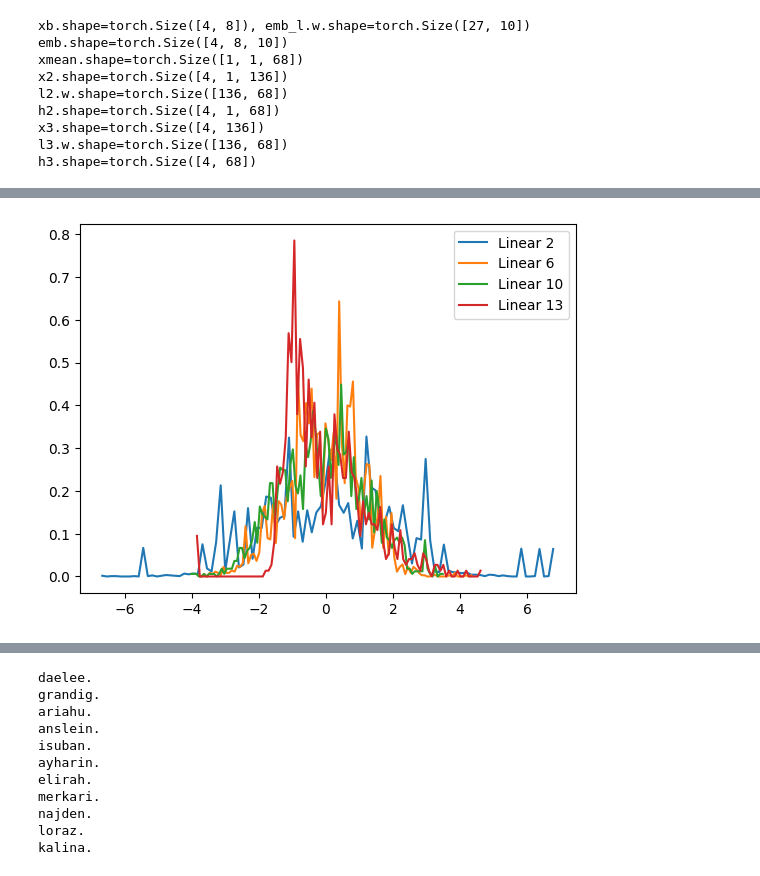
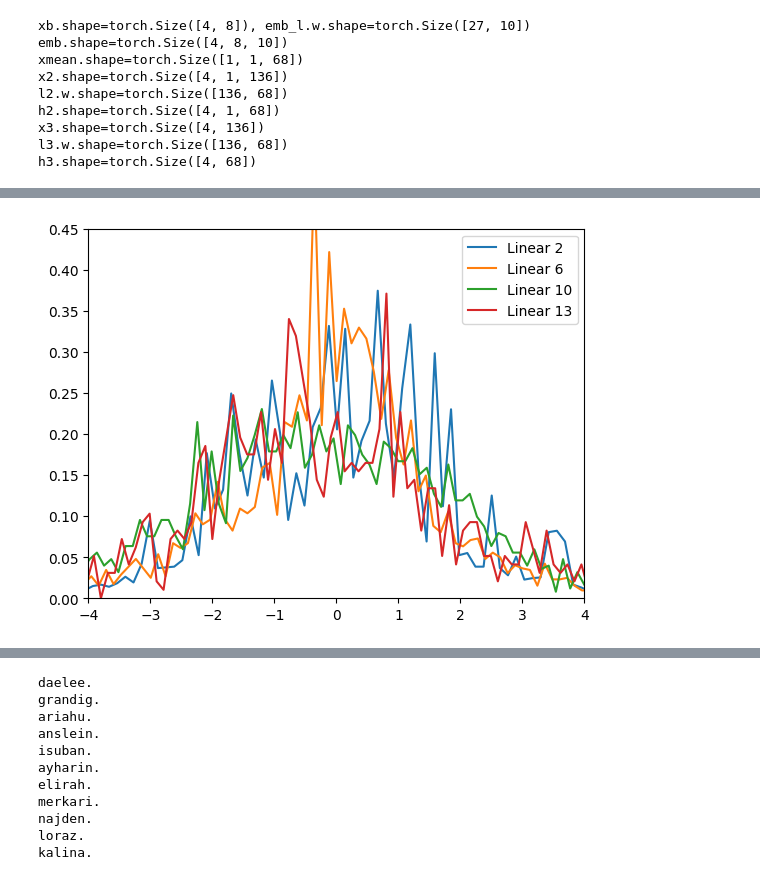
Before and after one commit to vladsavelyev/deeplearning, a Jupyter notebook: karpathy/makemore_5b_naive_cnn.ipynb, the cells around one changed output, grey strips where cells are left out. Drawn from its saved outputs; the diff is of its cells as text; code cells hidden in the pictures.

Commit message:
Adjust plots

```diff
--- a/karpathy/makemore_5b_naive_cnn.ipynb
+++ b/karpathy/makemore_5b_naive_cnn.ipynb
@@ -240,9 +240,18 @@ n_hidden = 68
 
 model = Sequential([
     Embedding(vocab_size, n_embd),
-    FlattenConsecutive(2), Linear(n_embd * 2,   n_hidden,     bias=False), BatchNorm1d(n_hidden), Tanh(),
-    FlattenConsecutive(2), Linear(n_hidden * 2, n_hidden, bias=False), BatchNorm1d(n_hidden), Tanh(),
-    FlattenConsecutive(2), Linear(n_hidden * 2, n_hidden, bias=False), BatchNorm1d(n_hidden),     Tanh(),
+    FlattenConsecutive(2),
+    Linear(n_embd * 2, n_hidden, bias=False),
+    BatchNorm1d(n_hidden),
+    Tanh(),
+    FlattenConsecutive(2),
+    Linear(n_hidden * 2, n_hidden, bias=False),
+    BatchNorm1d(n_hidden),
+    Tanh(),
+    FlattenConsecutive(2),
+    Linear(n_hidden * 2, n_hidden, bias=False),
+    BatchNorm1d(n_hidden),
+    Tanh(),
     Linear(n_hidden, vocab_size),
 ])
 with torch.no_grad():
@@ -304,5 +317,5 @@ h3.shape=torch.Size([4, 68])
 # %%
-DEBUG = False
+DEBUG = True
 
 from collections import defaultdict
 
@@ -313,6 +326,7 @@ learning_rate = 0.1
 # stats
 linear_w_update_rates_by_layer = defaultdict(list)
 losses = []
+last_tanh_layer = [l for l in model.layers if isinstance(l, Tanh)][-1]
 tanh_outs = []
 
 
@@ -347,9 +361,8 @@ for step_i in range(n_steps):
                     linear_w_update_rates_by_layer[li].append(
                         (lr * ps[0].grad.std() / ps[0].data.std()).abs().log10().item()
                     )
-            if n_steps == 1 or step_i % (n_steps // 10) == 0:
-                last_tanh = [l for l in model.layers if isinstance(l, Tanh)][-1]
-                tanh_outs.append(last_tanh.out)
+            if (n_steps == 1) or (step_i % (n_steps // 10) == 0):
+                tanh_outs.append(last_tanh_layer.out)
 
 
 @torch.no_grad()
@@ -390,0 +401,11 @@ Reshaped: torch.Size([1000, 10]), means shape: torch.Size([1000])
+# %%
+# Histogram of weights for each layer (not over time).
+legends = []
+for li, l in enumerate(model.layers):
+    if isinstance(l, Linear) or isinstance(l, Embedding):
+        w_count, w = torch.histogram(l.w, density=True)
+        plt.plot(w[:-1].detach(), w_count.detach())
+        legends.append(f'layer {li} ({l.__class__.__name__})')
+plt.legend(legends)
+plt.xlim(-4, 4)
+plt.ylim(0, 0.45);
@@ -391,15 +436,18 @@ Reshaped: torch.Size([1000, 10]), means shape: torch.Size([1000])
 # %%
+# Each linear layer outputs histogram (not over time step).
 # Linear layers outs should stay close to unit gaussian. If they are not,
 # it means that the initialisation is wrong, and/or batch norm is wrong.
 legends = []
 for li, l in enumerate(model.layers):
     if isinstance(l, Linear):
         hy, hx = torch.histogram(l.out, density=True)
         plt.plot(hx[:-1].detach(), hy.detach())
         legends.append(f'{l.__class__.__name__} {li}')
-plt.legend(legends);
+plt.legend(legends)
+plt.xlim(-4, 4)
+plt.ylim(0, 0.45);
 # %% [output]
-[figure, old version]
+[figure, new version]
 # %%
 # Hist of tanh outputs over time.
 # Tanh of a gaussian with long tails will have peaks close to -1 and 1,
```
Also changed, not shown: parts of 9 cells of this notebook.
